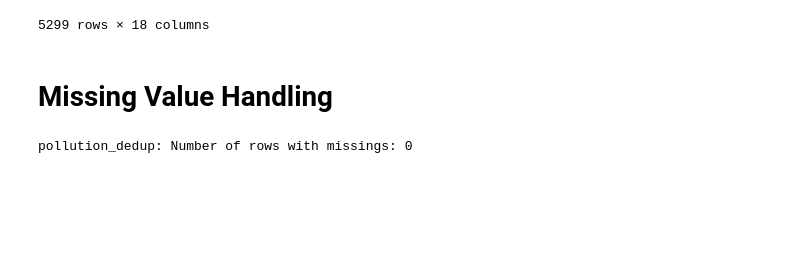
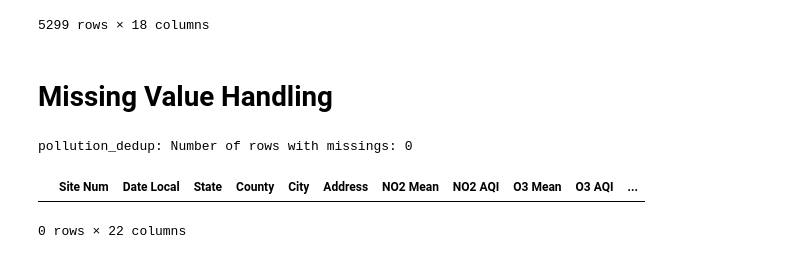
Before and after one commit to fionasi/dp1_pollution, a Jupyter notebook: pollution.ipynb, the cells around one changed output. Drawn from its saved outputs; the diff is of its cells as text; code cells hidden in the pictures; blank space fills up the shorter version.

```diff
--- a/pollution.ipynb
+++ b/pollution.ipynb
@@ -187,10 +191,15 @@ missings
 # %%
 # Excluding 3 measuring stations that have almost a year of misssings,
 # we can LOCF with a limit of 27 days and fill all missings
+# The .bfill() is only added to back-fill two CO-AQI observations where the first
+# observation of the station is not available
 pollution_dedup_grp = pollution_dedup[~pollution_dedup['Site Num'].isin([1005, 1035, 5632])].groupby('Site Num', as_index=False)
-pollution_dedup2 = pollution_dedup_grp.fillna(method='ffill', limit=27)
+pollution_dedup2 = pollution_dedup_grp.fillna(method='ffill', limit=27).bfill().reset_index(drop=True)
 
 missings2 = pollution_dedup2[pollution_dedup2.isna().any(axis=1)]
 print("\npollution_dedup: Number of rows with missings: " + str(len(missings2)))
+missings2
 # %% [output]
 pollution_dedup: Number of rows with missings: 0
+|  | Site Num | Date Local | State | County | City | Address | NO2 Mean | NO2 AQI | O3 Mean | O3 AQI | ... |
+0 rows × 22 columns
```
Also changed, not shown: parts of 8 cells of this notebook.
